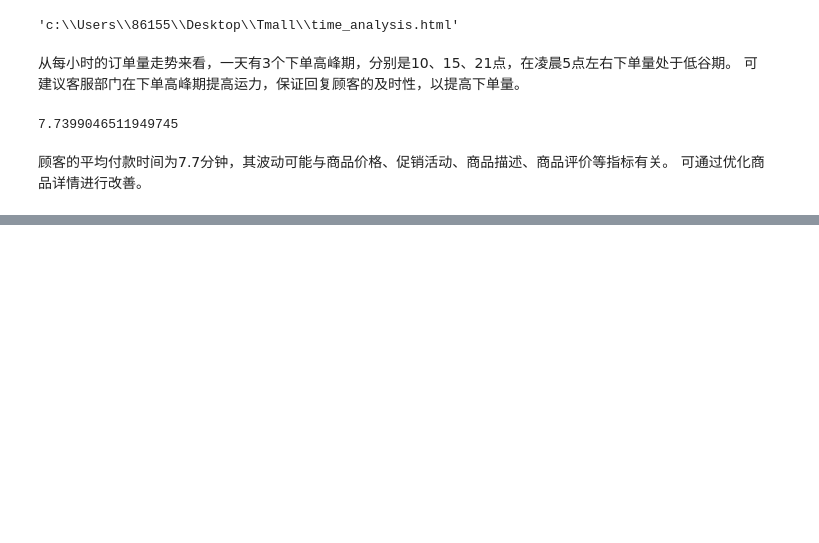
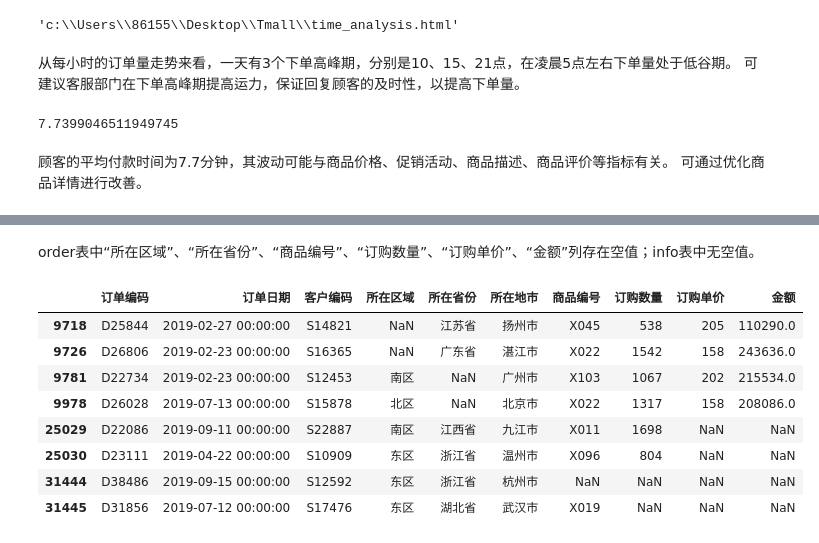
Before and after one commit to xxyCptz/Tmall-data-analysis, a Jupyter notebook: Tmall data analysis.ipynb, the cells around one changed output, grey strips where cells are left out. Saved outputs shown, nothing was run; the diff lists cells and outputs as text; code cells hidden in the pictures; blank space fills up the shorter version.

```diff
--- a/Tmall data analysis.ipynb
+++ b/Tmall data analysis.ipynb
@@ -197,0 +204,5 @@ d[d.notnull()].apply(lambda x:x.seconds/60).mean()
+# %%
+rihua_path='./日化.xlsx'
+order=pd.read_excel(rihua_path,sheet_name='销售订单表')
+info=pd.read_excel(rihua_path,sheet_name='商品信息表')
+order.head()
@@ -197,0 +246,15 @@ d[d.notnull()].apply(lambda x:x.seconds/60).mean()
+# %% [markdown]
+order表中“所在区域”、“所在省份”、“商品编号”、“订购数量”、“订购单价”、“金额”列存在空值；info表中无空值。
+# %%
+#查看缺失值
+order[order.isnull().any(axis=1)]
+# %% [output]
+|  | 订单编码 | 订单日期 | 客户编码 | 所在区域 | 所在省份 | 所在地市 | 商品编号 | 订购数量 | 订购单价 | 金额 |
+| 9718 | D25844 | 2019-02-27 00:00:00 | S14821 | NaN | 江苏省 | 扬州市 | X045 | 538 | 205 | 110290.0 |
+| 9726 | D26806 | 2019-02-23 00:00:00 | S16365 | NaN | 广东省 | 湛江市 | X022 | 1542 | 158 | 243636.0 |
+| 9781 | D22734 | 2019-02-23 00:00:00 | S12453 | 南区 | NaN | 广州市 | X103 | 1067 | 202 | 215534.0 |
+| 9978 | D26028 | 2019-07-13 00:00:00 | S15878 | 北区 | NaN | 北京市 | X022 | 1317 | 158 | 208086.0 |
+| 25029 | D22086 | 2019-09-11 00:00:00 | S22887 | 南区 | 江西省 | 九江市 | X011 | 1698 | NaN | NaN |
+| 25030 | D23111 | 2019-04-22 00:00:00 | S10909 | 东区 | 浙江省 | 温州市 | X096 | 804 | NaN | NaN |
+| 31444 | D38486 | 2019-09-15 00:00:00 | S12592 | 东区 | 浙江省 | 杭州市 | NaN | NaN | NaN | NaN |
+| 31445 | D31856 | 2019-07-12 00:00:00 | S17476 | 东区 | 湖北省 | 武汉市 | X019 | NaN | NaN | NaN |
```
Also changed, not shown: parts of 32 cells of this notebook.
